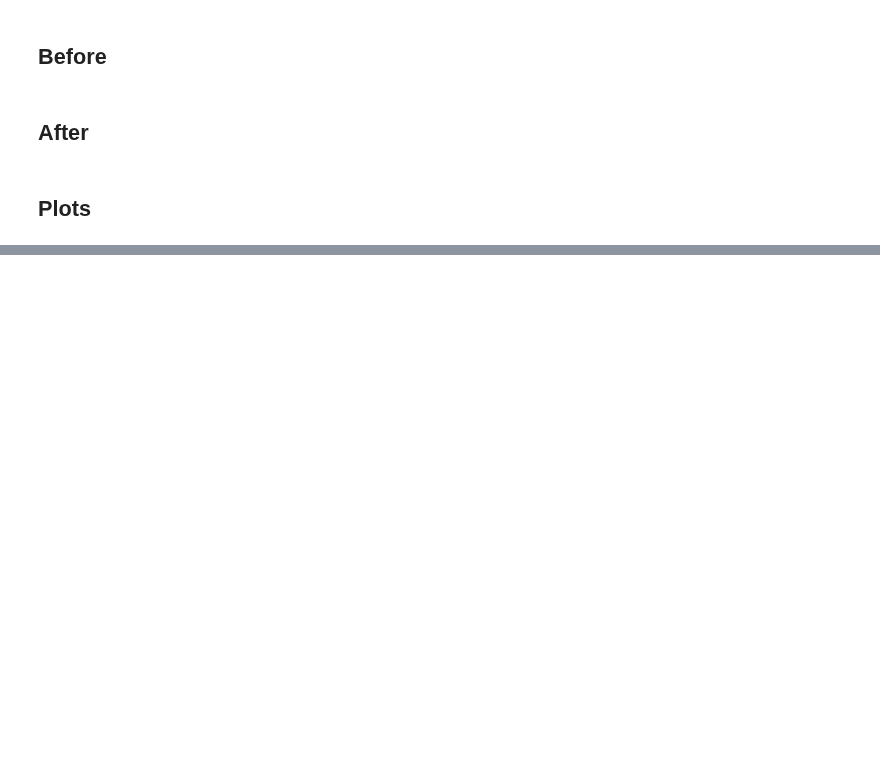
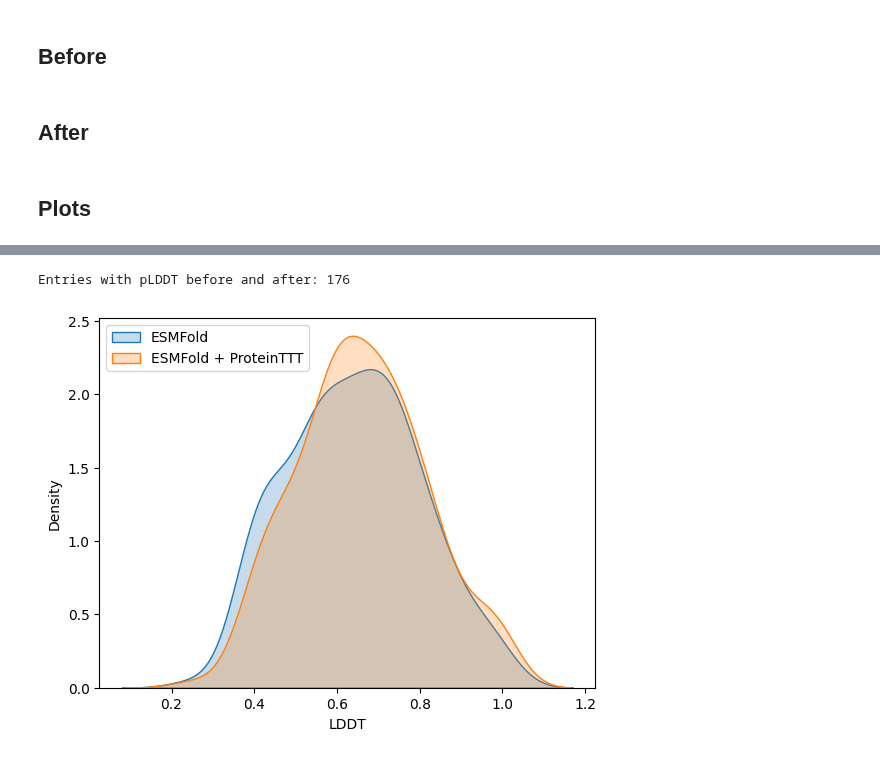
Before and after one commit to pimenol/ProteinTTT, a Jupyter notebook: notebooks/SAbDab.ipynb, the cells around one changed output, grey strips where cells are left out. Saved outputs shown, nothing was run; the diff lists cells and outputs as text; code cells hidden in the pictures; blank space fills up the shorter version.

```diff
--- a/notebooks/SAbDab.ipynb
+++ b/notebooks/SAbDab.ipynb
@@ -325,0 +383,12 @@ Entries with pLDDT before and after: 87
+# %%
+# sub_df = df.query("lddt_before.notna() and lddt_after.notna()")
+print(f"Entries with pLDDT before and after: {len(sub_df):,}")
+
+sns.kdeplot(sub_df['lddt_before'], label='ESMFold', fill=True)
+sns.kdeplot(sub_df['lddt_after'], label='ESMFold + ProteinTTT', fill=True)
+plt.xlabel('LDDT')
+plt.legend()
+plt.show()
+# %% [output]
+Entries with pLDDT before and after: 176
+[figure, added]
```
Also changed, not shown: parts of 25 cells of this notebook.
